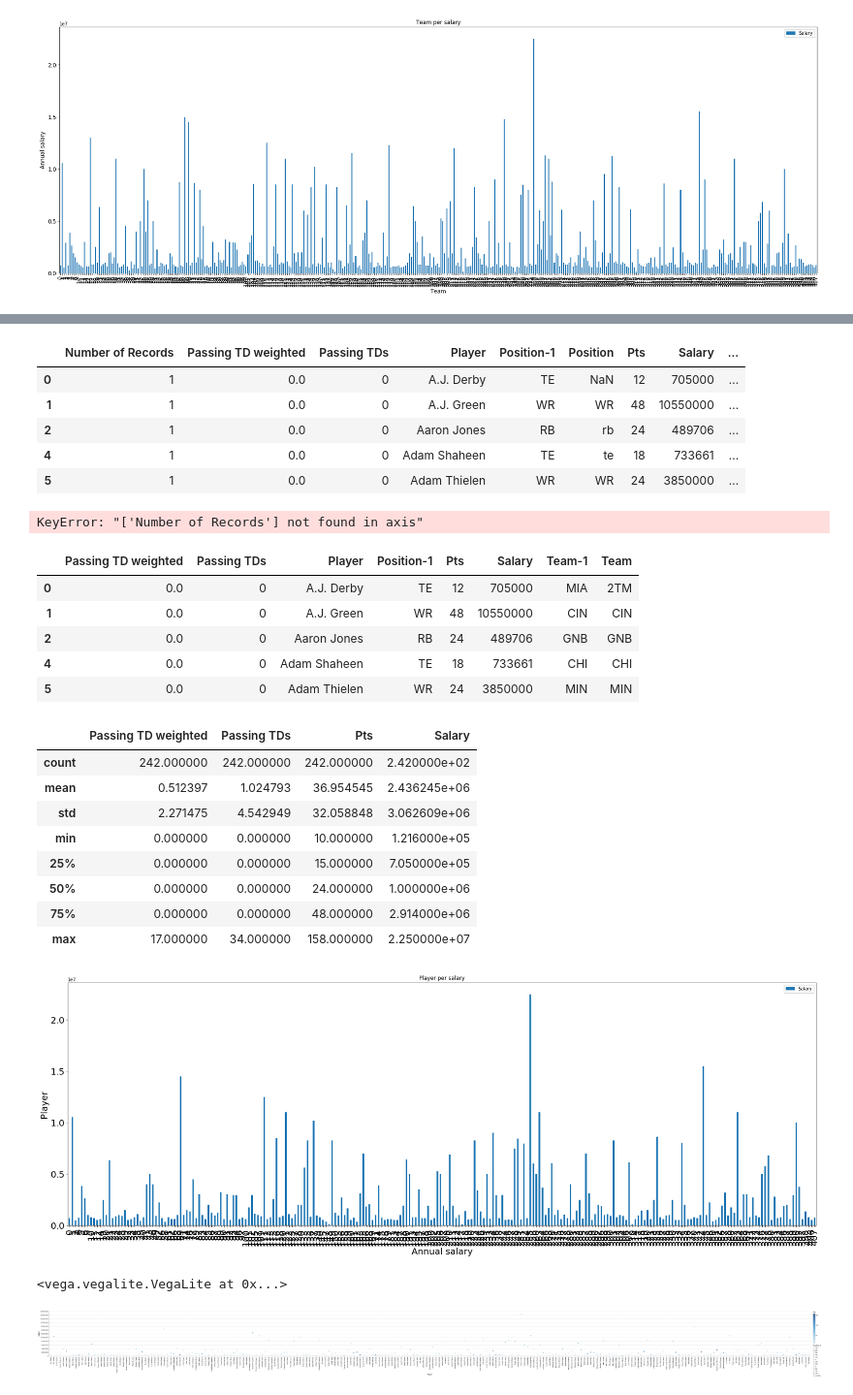
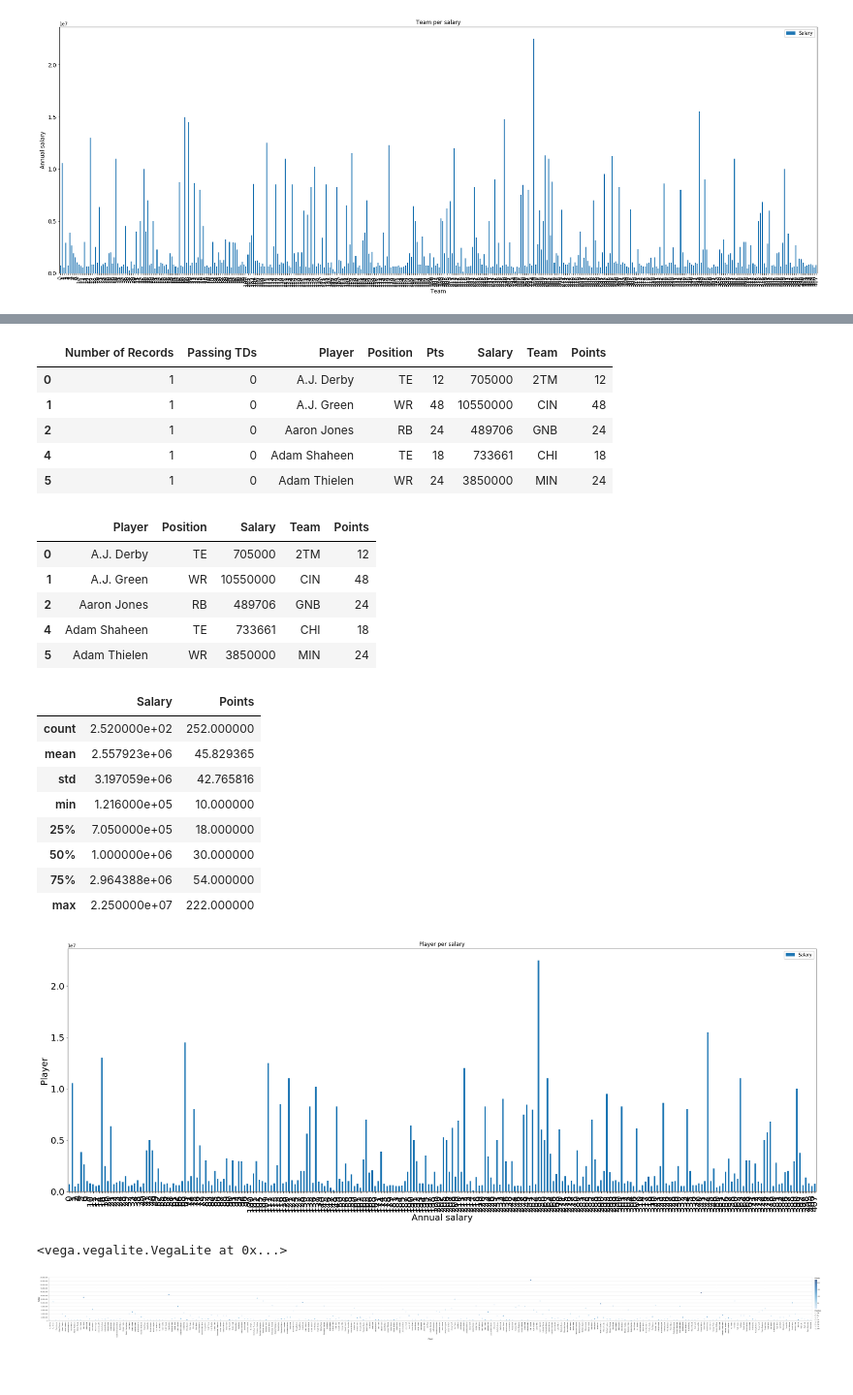
Before and after one commit to BrianBehnke/Week5-NFL-Salary-Prject, a Jupyter notebook: NFLProjectPart2.ipynb, the cells around one changed output, grey strips where cells are left out. Shown at 97% size. Saved outputs shown, nothing was run; the diff lists cells and outputs as text; code cells hidden in the pictures; blank space fills up the shorter version.

```diff
--- a/NFLProjectPart2.ipynb
+++ b/NFLProjectPart2.ipynb
@@ -11,5 +10,5 @@ RendererRegistry.enable('notebook')
 # %%
-url = 'https://raw.githubusercontent.com/BrianBehnke/Week5-NFL-Salary-Project/master/NFLdataExtract.csv'
+url = 'https://raw.githubusercontent.com/BrianBehnke/Week5-NFL-Salary-Project/master/NFLdataExtract2.csv'
 nfl_data=pd.read_csv(url)
 nfl_data.head()
 # %% [output]
@@ -79,7 +78,7 @@ plt.show()
 # %% [output]
 [figure]
 # %%
-nfl_scorers = nfl_data.loc[nfl_data['Pts'] >= 10]
+nfl_scorers = nfl_data.loc[nfl_data['Points'] >= 10]
 nfl_scorers.head().T
 # %% [output]
 |  | 0 | 1 | 2 | 4 | 5 |
@@ -116,55 +113,53 @@ plt.show()
 # %%
 nfl_scorers.head()
 # %% [output]
-|  | Number of Records | Passing TD weighted | Passing TDs | Player | Position-1 | Position | Pts | Salary | ... |
-| 0 | 1 | 0.0 | 0 | A.J. Derby | TE | NaN | 12 | 705000 | ... |
-| 1 | 1 | 0.0 | 0 | A.J. Green | WR | WR | 48 | 10550000 | ... |
-| 2 | 1 | 0.0 | 0 | Aaron Jones | RB | rb | 24 | 489706 | ... |
-| 4 | 1 | 0.0 | 0 | Adam Shaheen | TE | te | 18 | 733661 | ... |
-| 5 | 1 | 0.0 | 0 | Adam Thielen | WR | WR | 24 | 3850000 | ... |
+|  | Number of Records | Passing TDs | Player | Position | Pts | Salary | Team | Points |
+| 0 | 1 | 0 | A.J. Derby | TE | 12 | 705000 | 2TM | 12 |
+| 1 | 1 | 0 | A.J. Green | WR | 48 | 10550000 | CIN | 48 |
+| 2 | 1 | 0 | Aaron Jones | RB | 24 | 489706 | GNB | 24 |
+| 4 | 1 | 0 | Adam Shaheen | TE | 18 | 733661 | CHI | 18 |
+| 5 | 1 | 0 | Adam Thielen | WR | 24 | 3850000 | MIN | 24 |
 # %%
 nfl_scorers = nfl_scorers.drop('Number of Records', axis=1)
-nfl_scorers = nfl_scorers.drop('Position', axis=1)
-nfl_scorers = nfl_scorers.drop('Team-1', axis=1)
+nfl_scorers = nfl_scorers.drop('Passing TDs', axis=1)
+nfl_scorers = nfl_scorers.drop('Pts', axis=1)
-# %% [output]
-KeyError: "['Number of Records'] not found in axis"
 # %%
 nfl_scorers.head()
 # %% [output]
-|  | Passing TD weighted | Passing TDs | Player | Position-1 | Pts | Salary | Team-1 | Team |
-| 0 | 0.0 | 0 | A.J. Derby | TE | 12 | 705000 | MIA | 2TM |
-| 1 | 0.0 | 0 | A.J. Green | WR | 48 | 10550000 | CIN | CIN |
-| 2 | 0.0 | 0 | Aaron Jones | RB | 24 | 489706 | GNB | GNB |
-| 4 | 0.0 | 0 | Adam Shaheen | TE | 18 | 733661 | CHI | CHI |
-| 5 | 0.0 | 0 | Adam Thielen | WR | 24 | 3850000 | MIN | MIN |
+|  | Player | Position | Salary | Team | Points |
+| 0 | A.J. Derby | TE | 705000 | 2TM | 12 |
+| 1 | A.J. Green | WR | 10550000 | CIN | 48 |
+| 2 | Aaron Jones | RB | 489706 | GNB | 24 |
+| 4 | Adam Shaheen | TE | 733661 | CHI | 18 |
+| 5 | Adam Thielen | WR | 3850000 | MIN | 24 |
 # %%
 nfl_scorers.describe()
 # %% [output]
-|  | Passing TD weighted | Passing TDs | Pts | Salary |
-| count | 242.000000 | 242.000000 | 242.000000 | 2.420000e+02 |
-| mean | 0.512397 | 1.024793 | 36.954545 | 2.436245e+06 |
-| std | 2.271475 | 4.542949 | 32.058848 | 3.062609e+06 |
-| min | 0.000000 | 0.000000 | 10.000000 | 1.216000e+05 |
-| 25% | 0.000000 | 0.000000 | 15.000000 | 7.050000e+05 |
-| 50% | 0.000000 | 0.000000 | 24.000000 | 1.000000e+06 |
-| 75% | 0.000000 | 0.000000 | 48.000000 | 2.914000e+06 |
-| max | 17.000000 | 34.000000 | 158.000000 | 2.250000e+07 |
+|  | Salary | Points |
+| count | 2.520000e+02 | 252.000000 |
+| mean | 2.557923e+06 | 45.829365 |
+| std | 3.197059e+06 | 42.765816 |
+| min | 1.216000e+05 | 10.000000 |
+| 25% | 7.050000e+05 | 18.000000 |
+| 50% | 1.000000e+06 | 30.000000 |
+| 75% | 2.964388e+06 | 54.000000 |
+| max | 2.250000e+07 | 222.000000 |
 # %%
 ax = nfl_scorers[['Player','Salary']].plot(kind='bar', title ="Player per salary", figsize=(30, 10), fontsize=20)
 ax.set_ylabel("Player", fontsize=20)
 ax.set_xlabel("Annual salary", fontsize=20)
 plt.show()
 # %% [output]
-[figure, old version]
+[figure, new version]
 # %%
 alt.Chart(nfl_scorers).mark_point().encode(
     x='Player',
     y='Salary',
-    color='Pts',
-    shape='Position-1'
+    color='Points',
+    shape='Position'
 )
 # %% [output]
 <vega.vegalite.VegaLite at 0x...>
-[figure, old version]
+[figure, new version]
 # %%
 alt.Chart(nfl_scorers).mark_point().encode(
```
Also changed, not shown: parts of 24 cells of this notebook.
